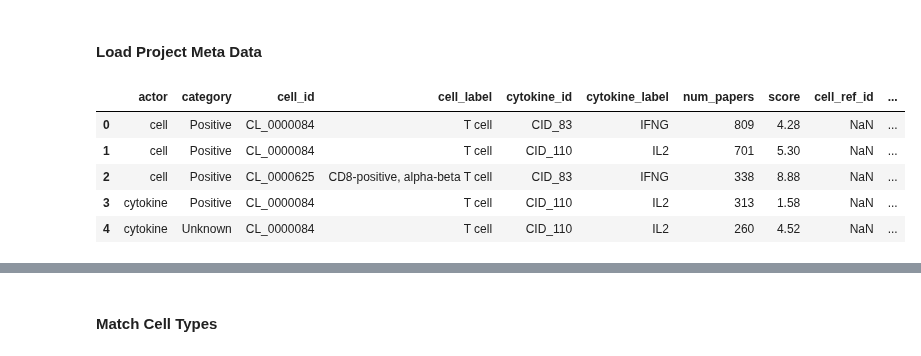
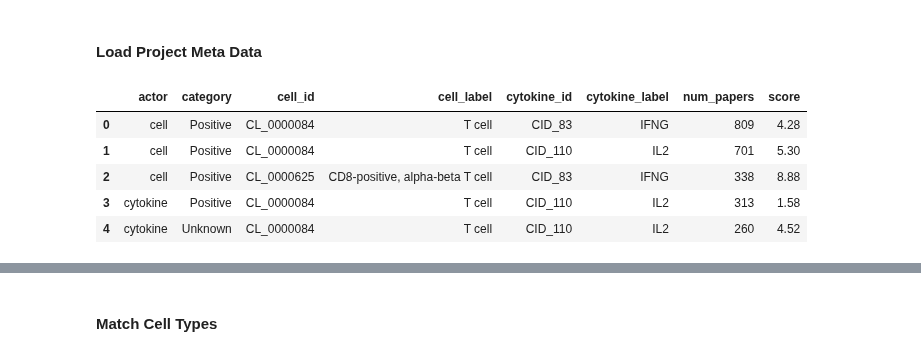
Before and after one commit to hammerlab/t-cell-relation-extraction, a Jupyter notebook: pipeline/04-immunexpresso.ipynb, the cells around one changed output, grey strips where cells are left out. Saved outputs shown, nothing was run; the diff lists cells and outputs as text; code cells hidden in the pictures.

```diff
--- a/pipeline/04-immunexpresso.ipynb
+++ b/pipeline/04-immunexpresso.ipynb
@@ -207,14 +210,17 @@ Match cell types and cytokines to those in this project:
 #### Load Project Meta Data
 # %%
 dfr = pd.read_csv(TEMP_FILE).drop_duplicates()
+for c in ['cell_ref_id', 'cytokine_ref_id']:
+    if c in dfr:
+        dfr = dfr.drop(c, axis=1)
 # Save record count to ensure that none are lost after transformation
 n_init = len(dfr)
 dfr.head()
 # %% [output]
-|  | actor | category | cell_id | cell_label | cytokine_id | cytokine_label | num_papers | score | cell_ref_id | ... |
-| 0 | cell | Positive | CL_0000084 | T cell | CID_83 | IFNG | 809 | 4.28 | NaN | ... |
-| 1 | cell | Positive | CL_0000084 | T cell | CID_110 | IL2 | 701 | 5.30 | NaN | ... |
-| 2 | cell | Positive | CL_0000625 | CD8-positive, alpha-beta T cell | CID_83 | IFNG | 338 | 8.88 | NaN | ... |
-| 3 | cytokine | Positive | CL_0000084 | T cell | CID_110 | IL2 | 313 | 1.58 | NaN | ... |
-| 4 | cytokine | Unknown | CL_0000084 | T cell | CID_110 | IL2 | 260 | 4.52 | NaN | ... |
+|  | actor | category | cell_id | cell_label | cytokine_id | cytokine_label | num_papers | score |
+| 0 | cell | Positive | CL_0000084 | T cell | CID_83 | IFNG | 809 | 4.28 |
+| 1 | cell | Positive | CL_0000084 | T cell | CID_110 | IL2 | 701 | 5.30 |
+| 2 | cell | Positive | CL_0000625 | CD8-positive, alpha-beta T cell | CID_83 | IFNG | 338 | 8.88 |
+| 3 | cytokine | Positive | CL_0000084 | T cell | CID_110 | IL2 | 313 | 1.58 |
+| 4 | cytokine | Unknown | CL_0000084 | T cell | CID_110 | IL2 | 260 | 4.52 |
 # %%
```
Also changed, not shown: parts of 22 cells of this notebook, 11 other files.
